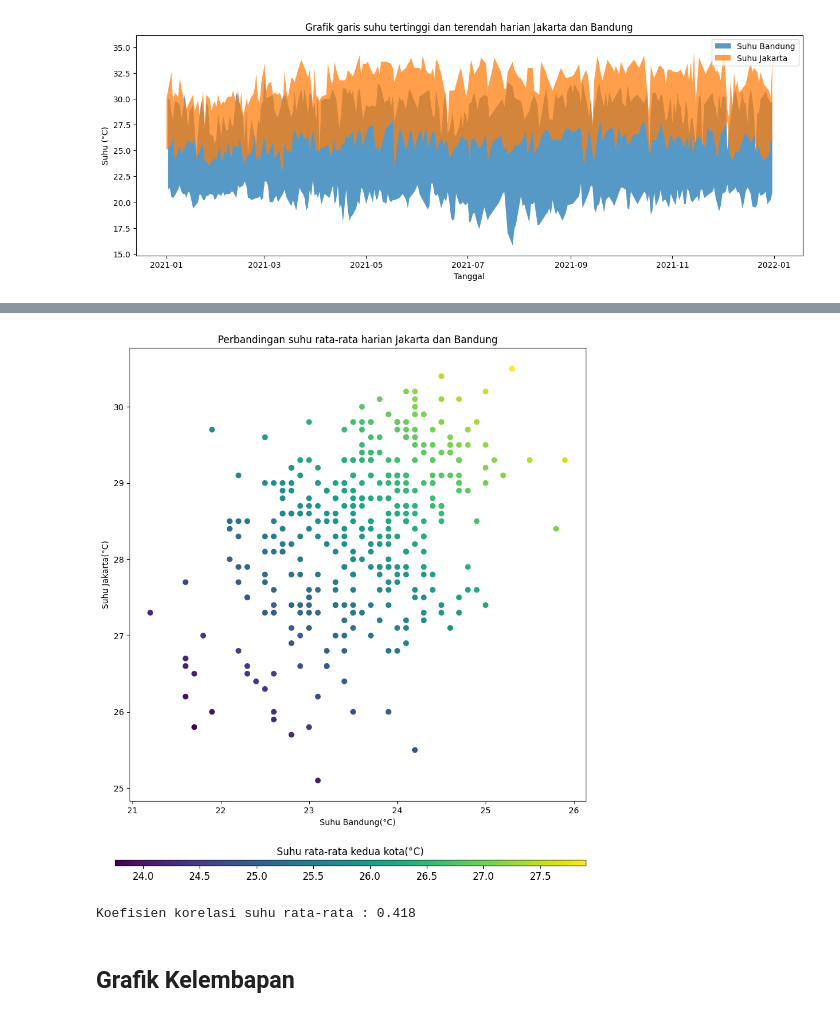
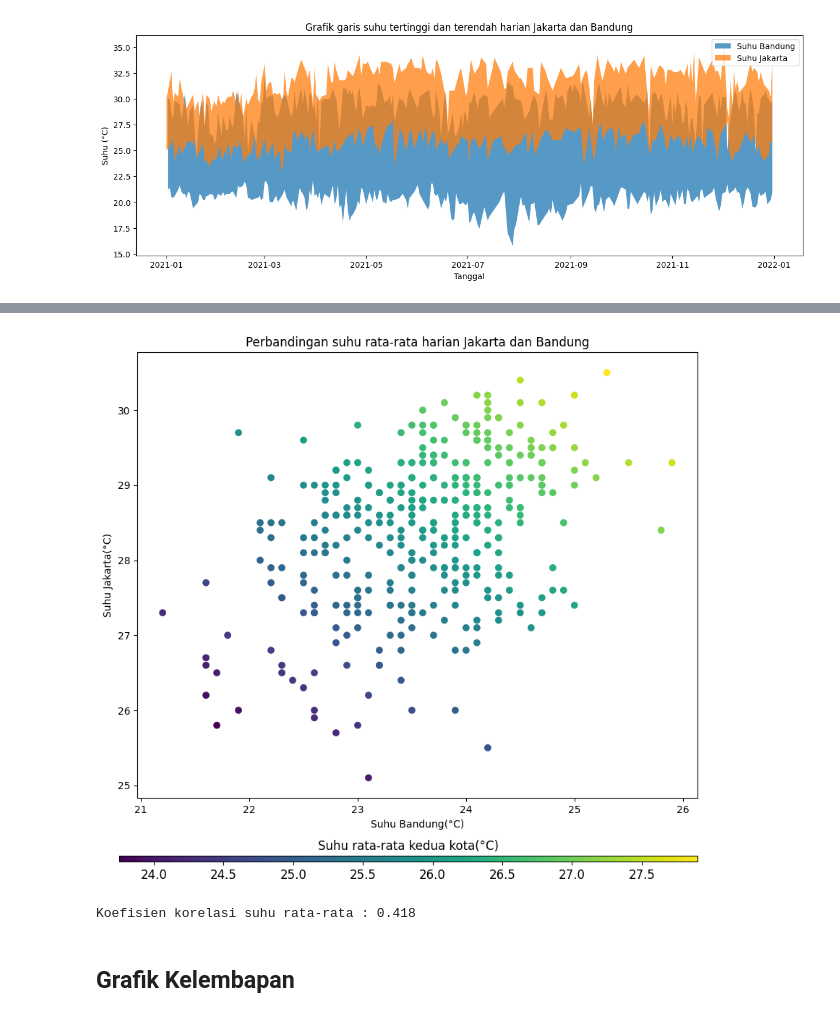
Before and after one commit to KaonWry/tubes-2-pengkom, a Jupyter notebook: main.ipynb, the cells around one changed output, grey strips where cells are left out. Drawn from its saved outputs; the diff is of its cells as text; code cells hidden in the pictures.

```diff
--- a/main.ipynb
+++ b/main.ipynb
@@ -192,17 +197,17 @@ plt.show()
 # %%
-plt.figure(figsize=(10,10))
+plt.figure(figsize=(10,8))
 plt.title('Perbandingan suhu rata-rata harian Jakarta dan Bandung')
 plt.scatter(dfBandung['Tavg'], dfJakarta['Tavg'], c=(dfBandung['Tavg'] + dfJakarta['Tavg'])/2)
 plt.xlabel('Suhu Bandung(\u00b0C)')
 plt.ylabel('Suhu Jakarta(\u00b0C)')
 cax = plt.axes([0.1, 0, 0.8, 0.01])
 clb=plt.colorbar(cax=cax,orientation="horizontal")
 clb.ax.tick_params(labelsize=12)
 clb.ax.set_title('Suhu rata-rata kedua kota(\u00b0C)',fontsize=12)
 plt.show()
 print(f"Koefisien korelasi suhu rata-rata : {round(dfBandung['Tavg'].corr(dfJakarta['Tavg']), 3)}")
 # %% [output]
-[figure, old version]
+[figure, new version]
 Koefisien korelasi suhu rata-rata : 0.418
 # %% [markdown]
 ## Grafik Kelembapan
```
Also changed, not shown: parts of 13 cells of this notebook.
